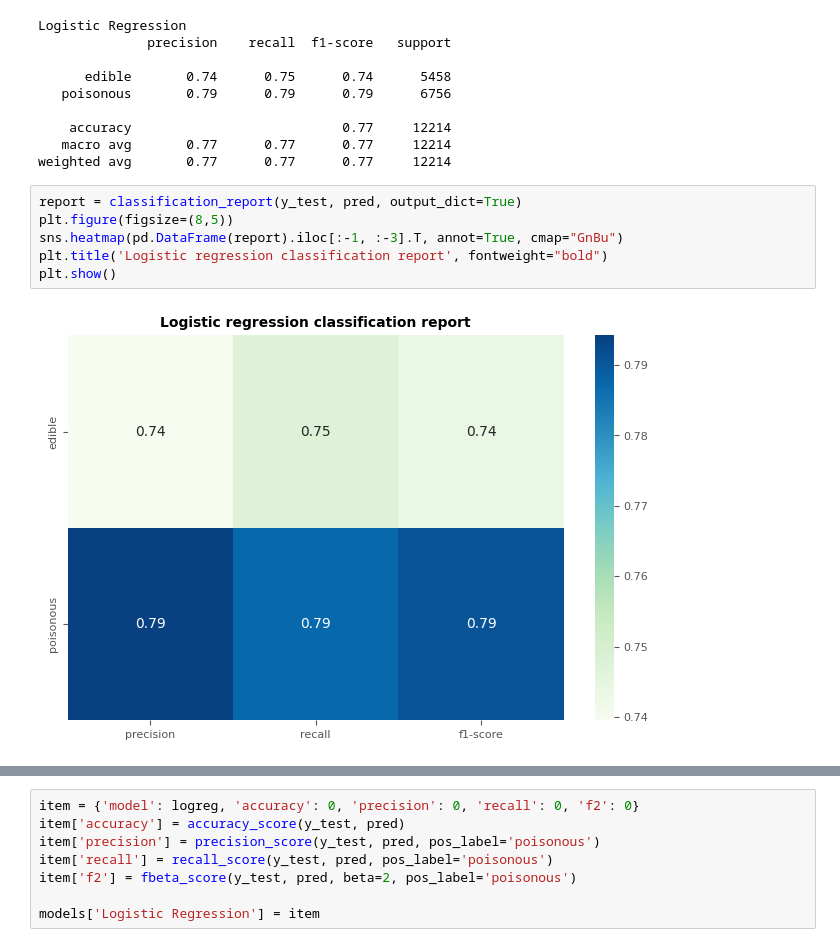
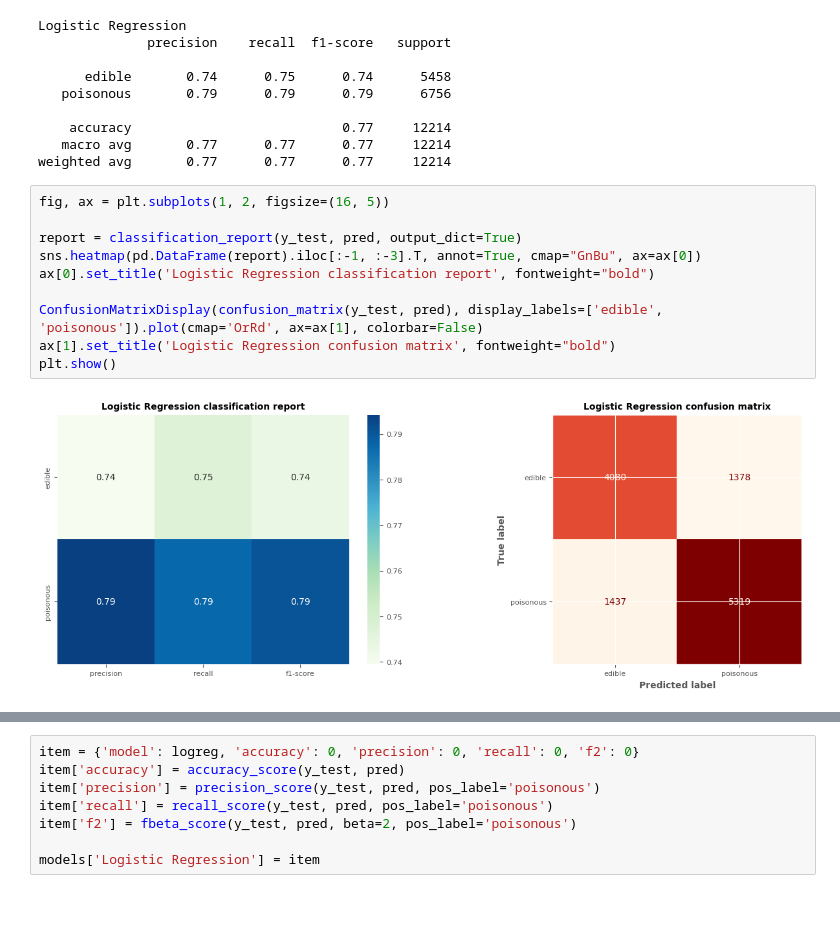
Before and after one commit to AndreaPepe/MushroomsClassification, a Jupyter notebook: mushrooms_classifiers.ipynb, the cells around one changed output, grey strips where cells are left out. Drawn from its saved outputs; the diff is of its cells as text; blank space fills up the shorter version.

```diff
--- a/mushrooms_classifiers.ipynb
+++ b/mushrooms_classifiers.ipynb
@@ -223,13 +226,17 @@ Logistic Regression
    macro avg       0.77      0.77      0.77     12214
 weighted avg       0.77      0.77      0.77     12214
 # %%
+fig, ax = plt.subplots(1, 2, figsize=(16, 5))
+
 report = classification_report(y_test, pred, output_dict=True)
-plt.figure(figsize=(8,5))
-sns.heatmap(pd.DataFrame(report).iloc[:-1, :-3].T, annot=True, cmap="GnBu")
-plt.title('Logistic regression classification report', fontweight="bold")
+sns.heatmap(pd.DataFrame(report).iloc[:-1, :-3].T, annot=True, cmap="GnBu", ax=ax[0])
+ax[0].set_title('Logistic Regression classification report', fontweight="bold")
+
+ConfusionMatrixDisplay(confusion_matrix(y_test, pred), display_labels=['edible', 'poisonous']).plot(cmap='OrRd', ax=ax[1], colorbar=False)
+ax[1].set_title('Logistic Regression confusion matrix', fontweight="bold")
 plt.show()
 # %% [output]
-[figure, old version]
+[figure, new version]
 # %%
 from sklearn.model_selection import KFold
 from sklearn.metrics import auc, roc_curve
```
Also changed, not shown: parts of 30 cells of this notebook.
